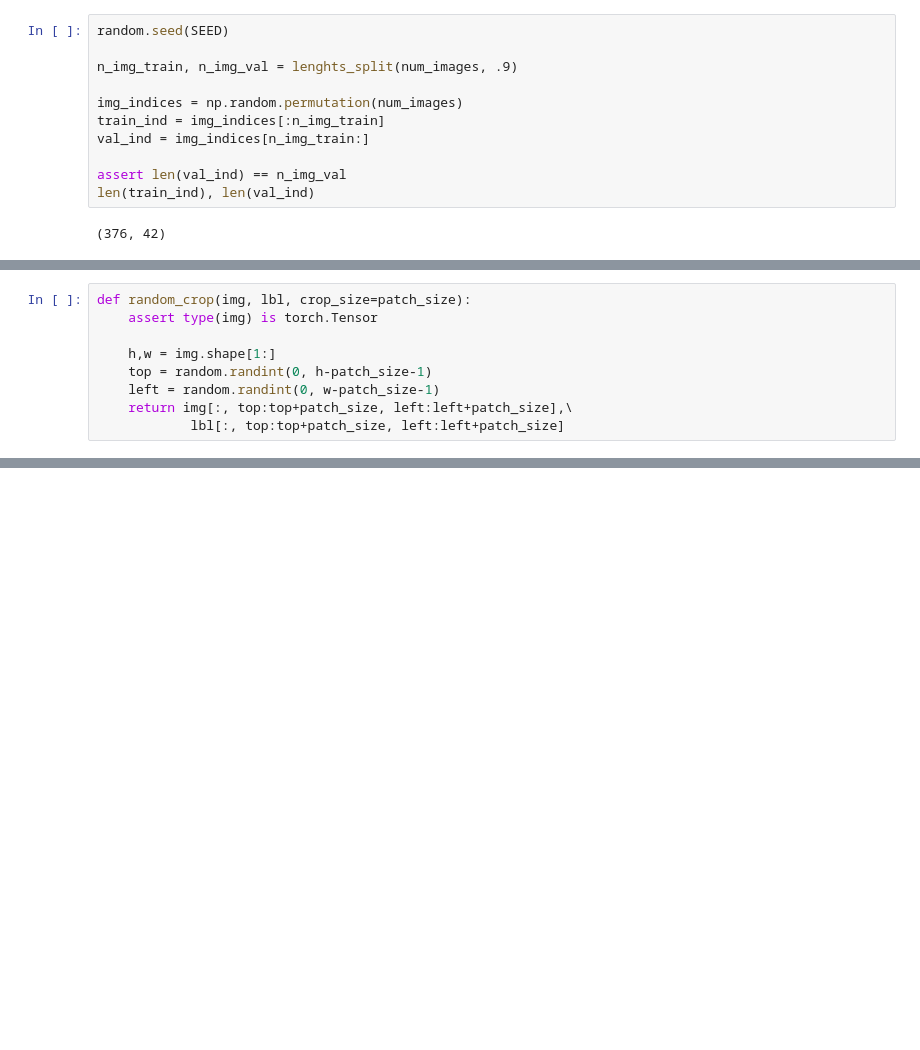
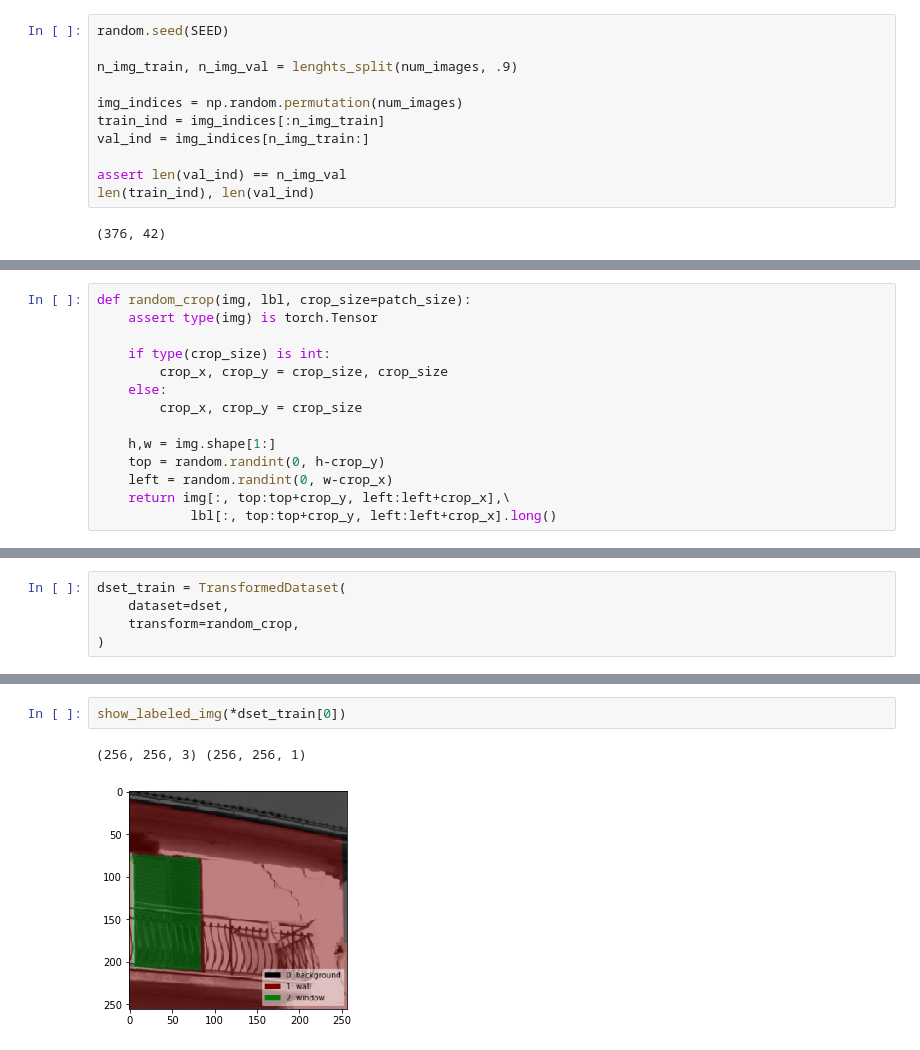
Before and after one commit to gregunz/FacadeParsing, a Jupyter notebook: nb04_data_loader.ipynb, the cells around one changed output, grey strips where cells are left out. Saved outputs shown, nothing was run; the diff lists cells and outputs as text; blank space fills up the shorter version.

```diff
--- a/nb04_data_loader.ipynb
+++ b/nb04_data_loader.ipynb
@@ -38,8 +50,13 @@ from dataset import FacadesDatasetRandomRot
 def random_crop(img, lbl, crop_size=patch_size):
     assert type(img) is torch.Tensor
 
+    if type(crop_size) is int:
+        crop_x, crop_y = crop_size, crop_size
+    else:
+        crop_x, crop_y = crop_size
+
     h,w = img.shape[1:]
-    top = random.randint(0, h-patch_size-1)
-    left = random.randint(0, w-patch_size-1)
-    return img[:, top:top+patch_size, left:left+patch_size],\
-            lbl[:, top:top+patch_size, left:left+patch_size]
+    top = random.randint(0, h-crop_y)
+    left = random.randint(0, w-crop_x)
+    return img[:, top:top+crop_y, left:left+crop_x],\
+            lbl[:, top:top+crop_y, left:left+crop_x].long()
@@ -47,0 +65,5 @@ dset = FacadesDatasetRandomRot('{}/images/rot_aug_{}'.format(path_to_data, max_s
+# %%
+dset_train = TransformedDataset(
+    dataset=dset,
+    transform=random_crop,
+)
@@ -52,0 +91,5 @@ show_labeled_img(*dset[0])
+# %%
+show_labeled_img(*dset_train[0])
+# %% [output]
+(256, 256, 3) (256, 256, 1)
+[figure, added]
```
Also changed, not shown: parts of 44 cells of this notebook, 11 other files.
